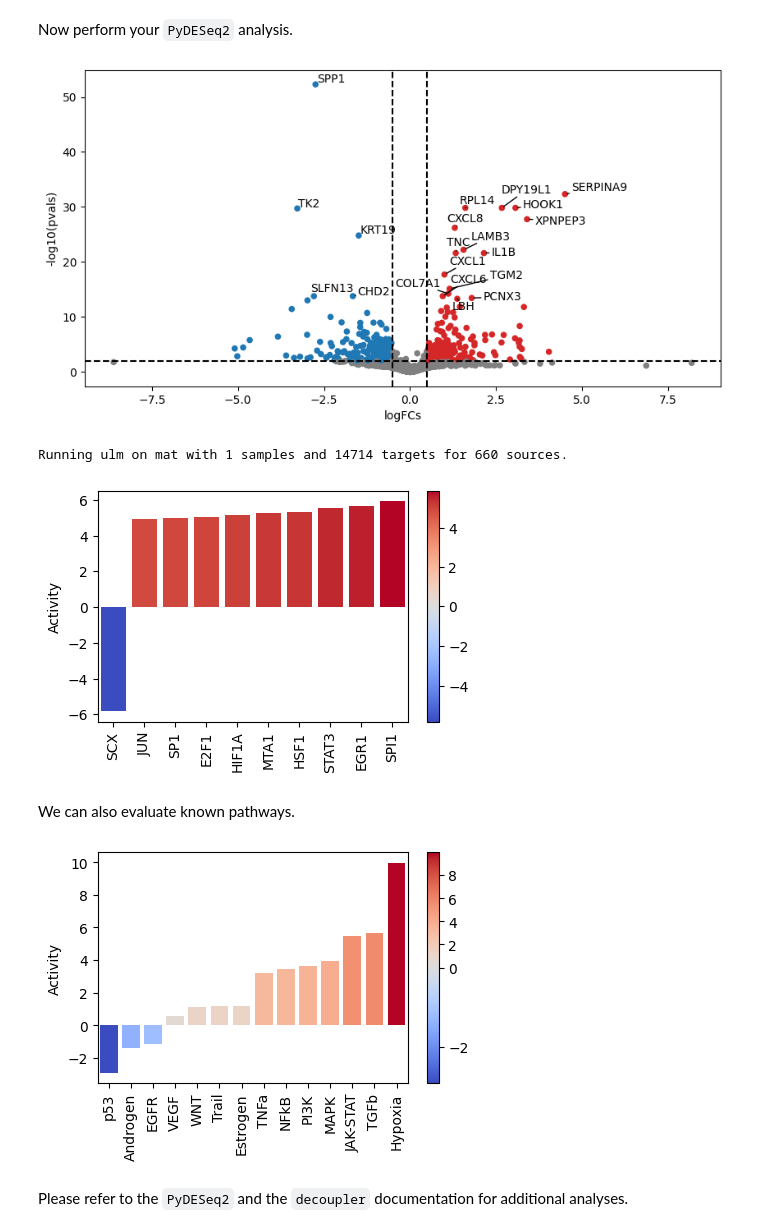
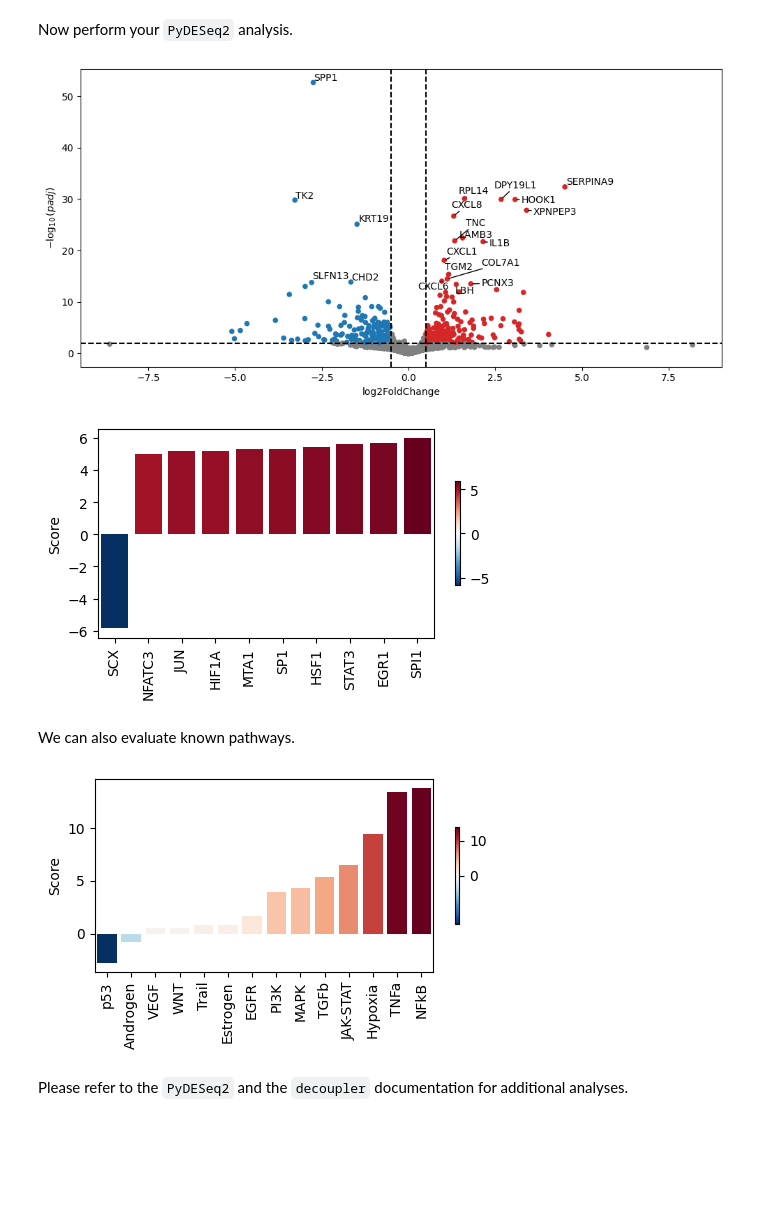
Before and after one commit to complextissue/pytximport, a Jupyter notebook: docs/source/example.ipynb, the cells around one changed output. Saved outputs shown, nothing was run; the diff lists cells and outputs as text; code cells hidden in the pictures; blank space fills up the shorter version.

```diff
--- a/docs/source/example.ipynb
+++ b/docs/source/example.ipynb
@@ -365,7 +361,7 @@ Now perform your `PyDESeq2` analysis.
 # %%
 dds = DeseqDataSet(
     adata=result,
-    design_factors="condition",
+    design="~condition",
     refit_cooks=True,
     inference=DefaultInference(n_cpus=8),
     quiet=True,
@@ -373,4 +369,4 @@ dds = DeseqDataSet(
 # %%
 dds.deseq2()
 # %%
-stat_result = DeseqStats(dds, contrast=("condition", "Disease", "Control"), quiet=True)
+stat_result = DeseqStats(dds, contrast=["condition", "Disease", "Control"], quiet=True)
@@ -381,22 +376,21 @@ stat_result.lfc_shrink()
 # %%
-dc.plot_volcano_df(
+dc.pl.volcano(
     stat_result.results_df,
     x="log2FoldChange",
     y="padj",
-    sign_thr=0.01,
+    thr_sign=0.01,
     top=20,
     figsize=(10, 5),
 )
 # %% [output]
-[figure, old version]
+[figure, new version]
 # %%
-collectri = dc.get_collectri(organism="human", split_complexes=False)
-mat = stat_result.results_df[["stat"]].T.rename(index={"stat": "disease.vs.control"})
-tf_acts, tf_pvals = dc.run_ulm(mat=mat, net=collectri, verbose=True)
-dc.plot_barplot(acts=tf_acts, contrast="disease.vs.control", top=10, vertical=False, figsize=(5, 3))
+collectri = dc.op.collectri(organism="human", remove_complexes=False)
+data = stat_result.results_df[["stat"]].T.rename(index={"stat": "disease.vs.control"})
+tf_acts, tf_pvals = dc.mt.ulm(data=data, net=collectri, tmin=5)
+dc.pl.barplot(data=tf_acts, name="disease.vs.control", top=10, vertical=True, figsize=(5, 3))
 # %% [output]
-Running ulm on mat with 1 samples and 14714 targets for 660 sources.
-[figure, old version]
+[figure, new version]
 # %% [markdown]
 We can also evaluate known pathways.
 # %%
@@ -405,12 +399,12 @@ pathway_acts, pathway_pvals = dc.run_mlm(mat=mat, net=progeny, min_n=5)
 # %%
-dc.plot_barplot(
-    acts=pathway_acts,
-    contrast="disease.vs.control",
+dc.pl.barplot(
+    data=pathway_acts,
+    name="disease.vs.control",
     top=40,
-    vertical=False,
+    vertical=True,
     figsize=(5, 3),
 )
 # %% [output]
-[figure, old version]
+[figure, new version]
 # %% [markdown]
 Please refer to the `PyDESeq2` and the `decoupler` documentation for additional analyses.
```
Also changed, not shown: parts of 10 cells of this notebook, 15 other files.
